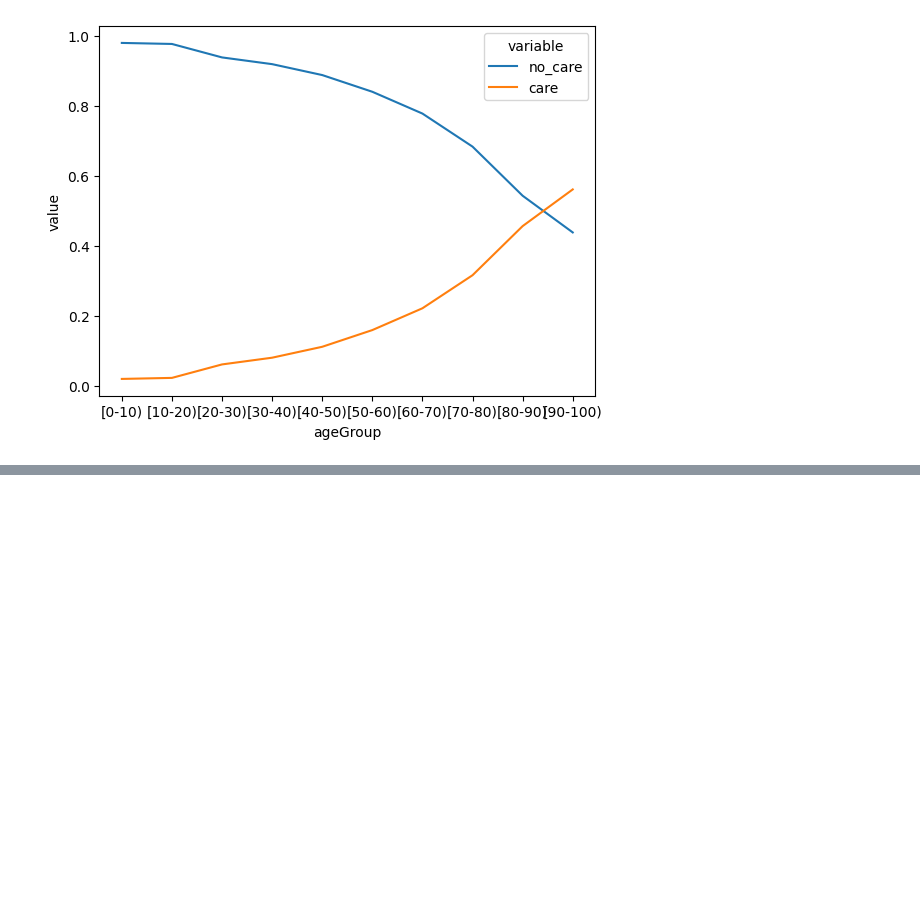
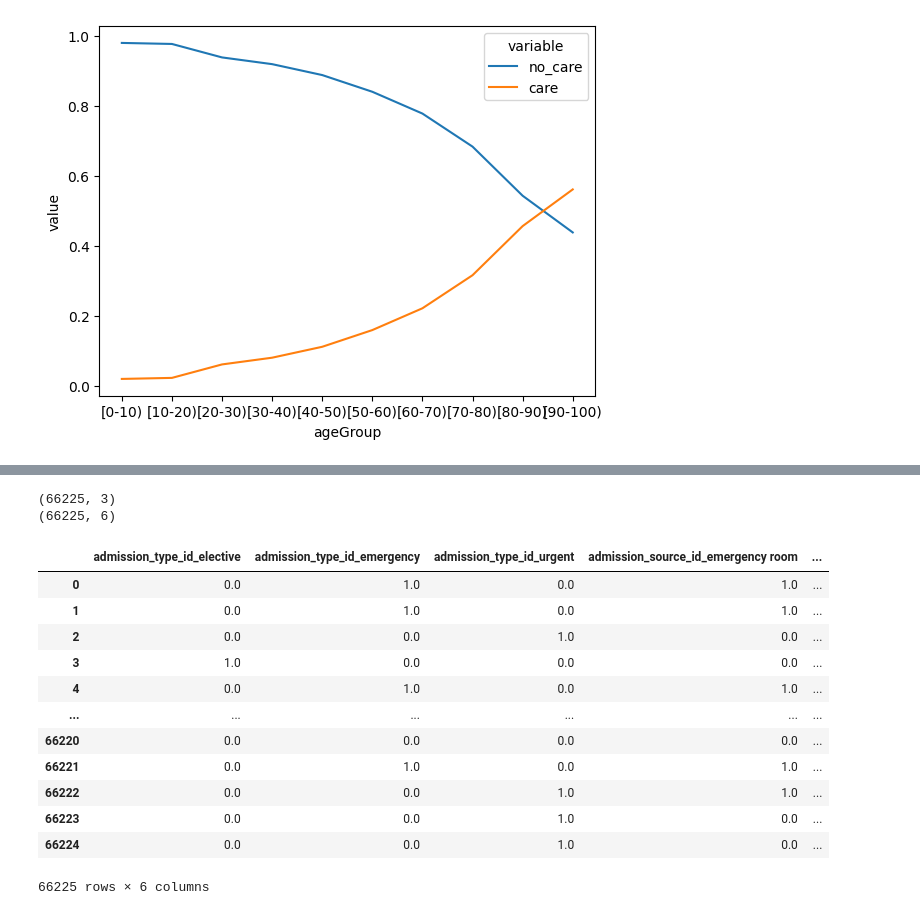
Before and after one commit to ashbyj/PredictingReadmissions, a Jupyter notebook: notebooks/2-ja-eda.ipynb, the cells around one changed output, grey strips where cells are left out. Saved outputs shown, nothing was run; the diff lists cells and outputs as text; code cells hidden in the pictures; blank space fills up the shorter version.

Commit message:
using logreg to figure out admission features

```diff
--- a/notebooks/2-ja-eda.ipynb
+++ b/notebooks/2-ja-eda.ipynb
@@ -224,4 +230,2 @@ This is a fairly well defined relationship.
 # %%
 twoRace['DischargedToCare'] = twoRace['discharge_disposition_id'].replace(to_replace)
-twoRace.drop(['discharge_disposition_id'], axis=1, inplace=True)
-twoRace.columns
@@ -241,0 +243,2 @@ next i want to look at gender, then admission type and source, then dx melted in
+# %%
+twoRace = twoRace.drop(['discharge_disposition_id'], axis=1)
@@ -241,0 +259,3 @@ next i want to look at gender, then admission type and source, then dx melted in
+# %%
+twoRace.loc[twoRace['admission_source_id'] == 'physicial referral', 'admission_source_id'] = 'physician referral'
+twoRace.admission_source_id.unique()
@@ -241,0 +272,5 @@ next i want to look at gender, then admission type and source, then dx melted in
+# %%
+print(twoRace.dtypes)
+twoRace.admission_type_id = twoRace.admission_type_id.astype('category')
+twoRace.admission_source_id = twoRace.admission_source_id.astype('category')
+print(twoRace.dtypes)
@@ -241,0 +295,28 @@ next i want to look at gender, then admission type and source, then dx melted in
+# %%
+AdmissionFeatureSelection = twoRace[['admission_type_id','admission_source_id','readmitBinary']].copy()
+
+encoder = OneHotEncoder(drop='first')
+
+encoded = encoder.fit_transform(AdmissionFeatureSelection[['admission_type_id','admission_source_id']])
+
+afs_encoded = pd.DataFrame(encoded.toarray(), columns=encoder.get_feature_names_out())
+
+afs_encoded['readmitBinary'] = AdmissionFeatureSelection['readmitBinary'].values
+
+afs_encoded
+# %% [output]
+(66225, 3)
+(66225, 6)
+|  | admission_type_id_elective | admission_type_id_emergency | admission_type_id_urgent | admission_source_id_emergency room | ... |
+| 0 | 0.0 | 1.0 | 0.0 | 1.0 | ... |
+| 1 | 0.0 | 1.0 | 0.0 | 1.0 | ... |
+| 2 | 0.0 | 0.0 | 1.0 | 0.0 | ... |
+| 3 | 1.0 | 0.0 | 0.0 | 0.0 | ... |
+| 4 | 0.0 | 1.0 | 0.0 | 1.0 | ... |
+| ... | ... | ... | ... | ... | ... |
+| 66220 | 0.0 | 0.0 | 0.0 | 0.0 | ... |
+| 66221 | 0.0 | 1.0 | 0.0 | 1.0 | ... |
+| 66222 | 0.0 | 0.0 | 1.0 | 1.0 | ... |
+| 66223 | 0.0 | 0.0 | 1.0 | 0.0 | ... |
+| 66224 | 0.0 | 0.0 | 1.0 | 0.0 | ... |
+66225 rows × 6 columns
```
Also changed, not shown: parts of 21 cells of this notebook, 1 other file.
